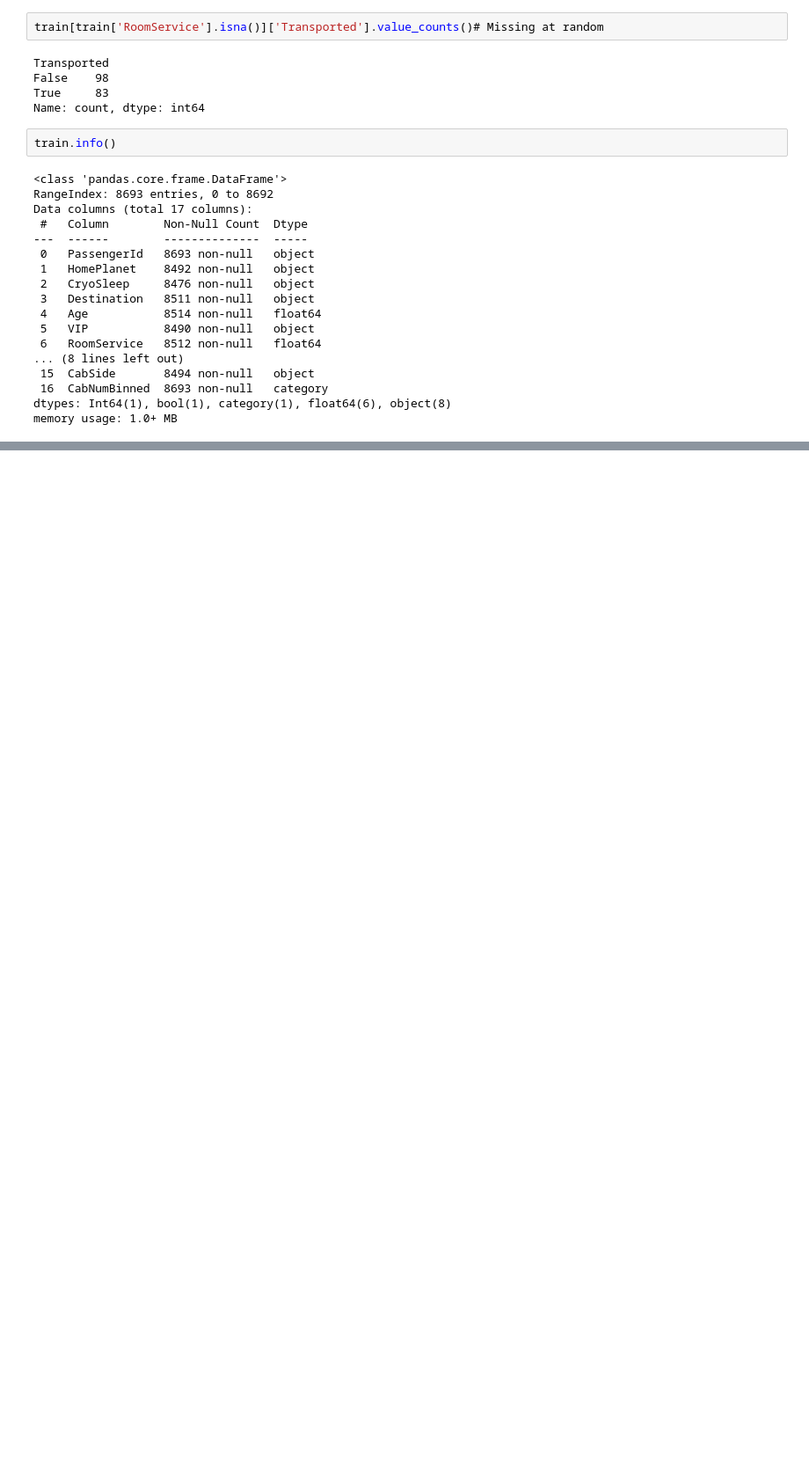
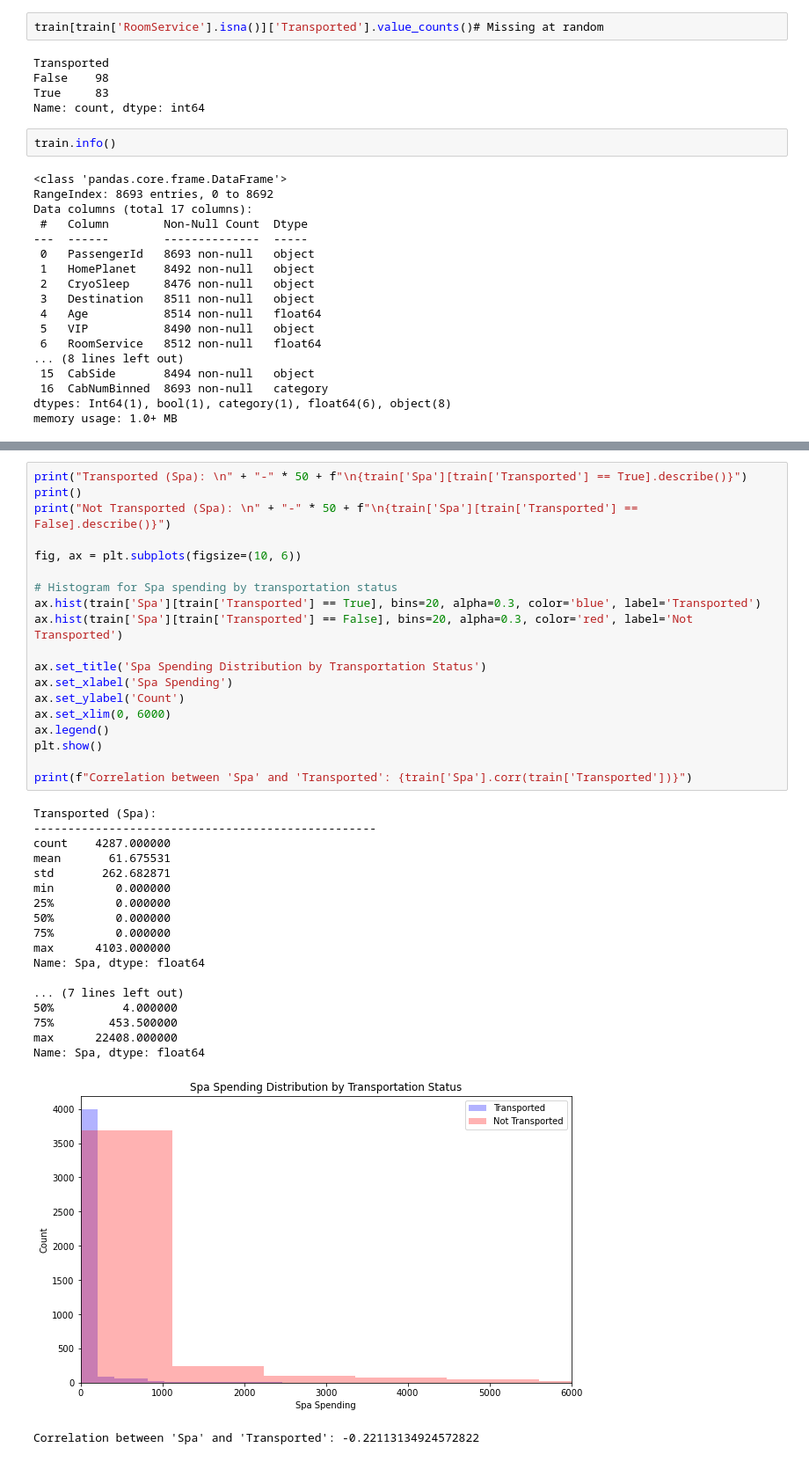
Before and after one commit to brianellis1997/Spaceship-Titanic, a Jupyter notebook: spaceship-titanic/Work.ipynb, the cells around one changed output, grey strips where cells are left out. Shown: that part at 88% size. Drawn from its saved outputs; the diff is of its cells as text; blank space fills up the shorter version.

```diff
--- a/spaceship-titanic/Work.ipynb
+++ b/spaceship-titanic/Work.ipynb
@@ -612,0 +740,39 @@ memory usage: 1.0+ MB
+# %%
+print("Transported (Spa): \n" + "-" * 50 + f"\n{train['Spa'][train['Transported'] == True].describe()}")
+print()
+print("Not Transported (Spa): \n" + "-" * 50 + f"\n{train['Spa'][train['Transported'] == False].describe()}")
+
+fig, ax = plt.subplots(figsize=(10, 6))
+
+# Histogram for Spa spending by transportation status
+ax.hist(train['Spa'][train['Transported'] == True], bins=20, alpha=0.3, color='blue', label='Transported')
+ax.hist(train['Spa'][train['Transported'] == False], bins=20, alpha=0.3, color='red', label='Not Transported')
+
+ax.set_title('Spa Spending Distribution by Transportation Status')
+ax.set_xlabel('Spa Spending')
+ax.set_ylabel('Count')
+ax.set_xlim(0, 6000)
+ax.legend()
+plt.show()
+
+print(f"Correlation between 'Spa' and 'Transported': {train['Spa'].corr(train['Transported'])}")
+# %% [output]
+Transported (Spa):
+--------------------------------------------------
+count    4287.000000
+mean       61.675531
+std       262.682871
+min         0.000000
+25%         0.000000
+50%         0.000000
+75%         0.000000
+max      4103.000000
+Name: Spa, dtype: float64
+
+... (7 lines left out)
+50%          4.000000
+75%        453.500000
+max      22408.000000
+Name: Spa, dtype: float64
+[figure, added]
+Correlation between 'Spa' and 'Transported': -0.22113134924572822
```
Also changed, not shown: parts of 11 cells of this notebook.
